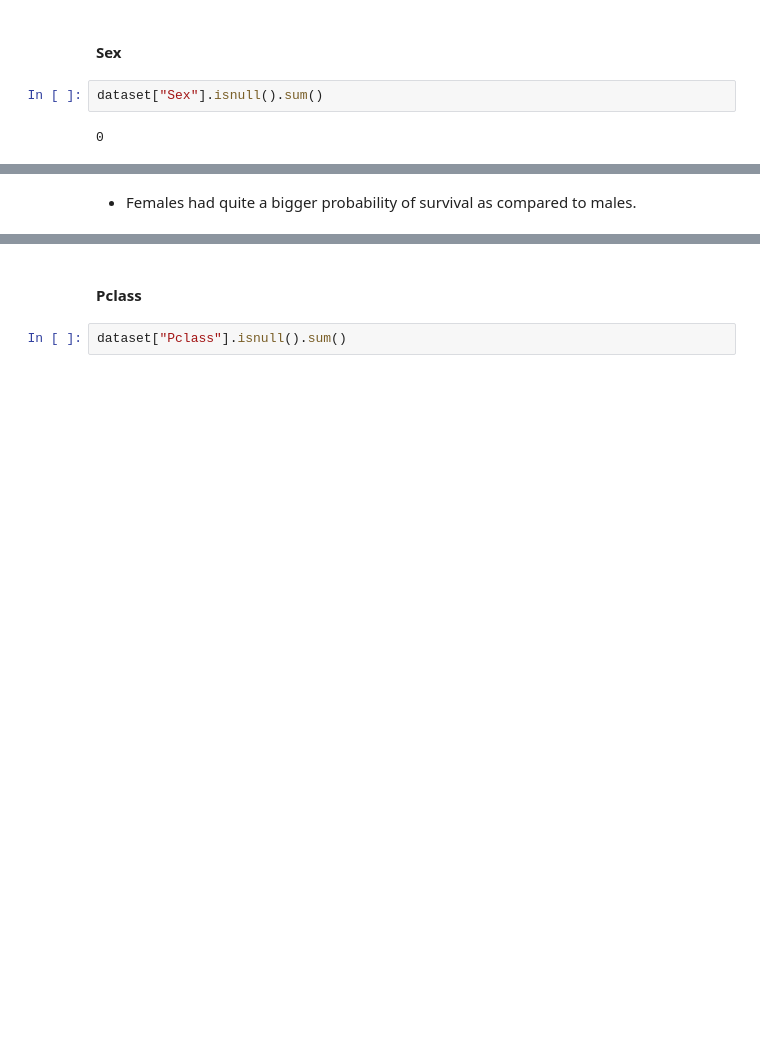
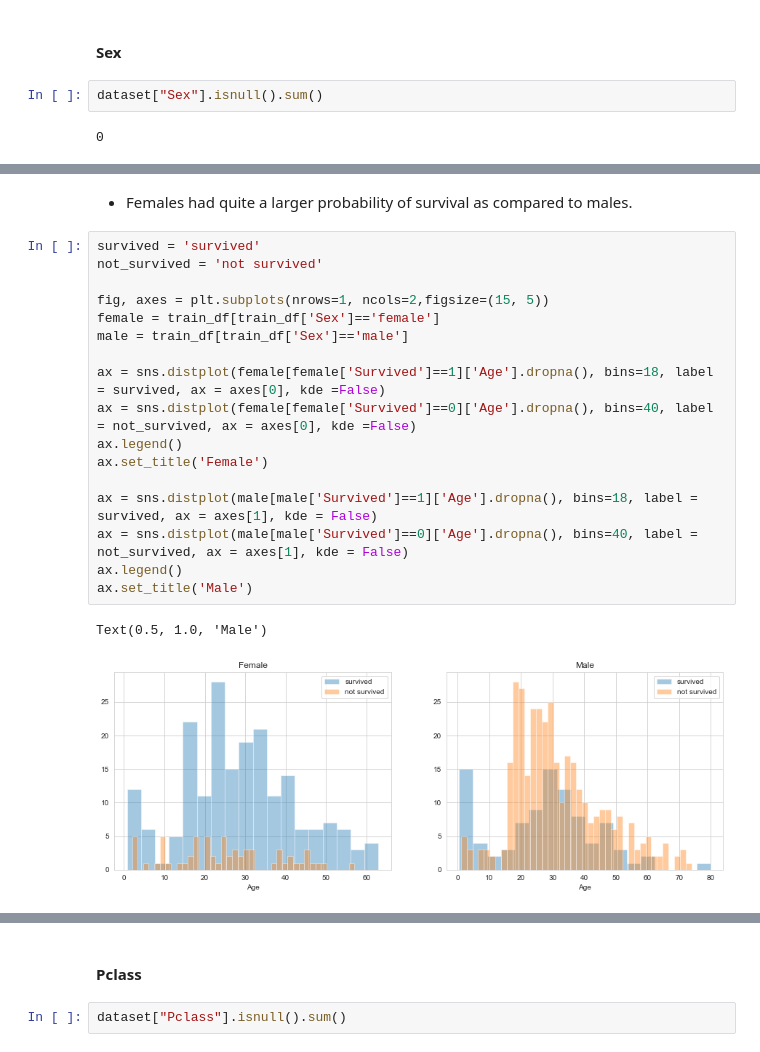
Before and after one commit to vagdevik/Titanic, a Jupyter notebook: Titanic/Titanic.ipynb, the cells around one changed output, grey strips where cells are left out. Drawn from its saved outputs; the diff is of its cells as text; blank space fills up the shorter version.

```diff
--- a/Titanic/Titanic.ipynb
+++ b/Titanic/Titanic.ipynb
@@ -267,2 +286,22 @@ g = g.set_ylabels("Survival Probability")
 # %% [markdown]
-* Females had quite a bigger probability of survival as compared to males.
+* Females had quite a larger probability of survival as compared to males.
+# %%
+survived = 'survived'
+not_survived = 'not survived'
+
+fig, axes = plt.subplots(nrows=1, ncols=2,figsize=(15, 5))
+female = train_df[train_df['Sex']=='female']
+male = train_df[train_df['Sex']=='male']
+
+ax = sns.distplot(female[female['Survived']==1]['Age'].dropna(), bins=18, label = survived, ax = axes[0], kde =False)
+ax = sns.distplot(female[female['Survived']==0]['Age'].dropna(), bins=40, label = not_survived, ax = axes[0], kde =False)
+ax.legend()
+ax.set_title('Female')
+
+ax = sns.distplot(male[male['Survived']==1]['Age'].dropna(), bins=18, label = survived, ax = axes[1], kde = False)
+ax = sns.distplot(male[male['Survived']==0]['Age'].dropna(), bins=40, label = not_survived, ax = axes[1], kde = False)
+ax.legend()
+ax.set_title('Male')
+# %% [output]
+Text(0.5, 1.0, 'Male')
+[figure, added]
```
Also changed, not shown: parts of 77 cells of this notebook.
